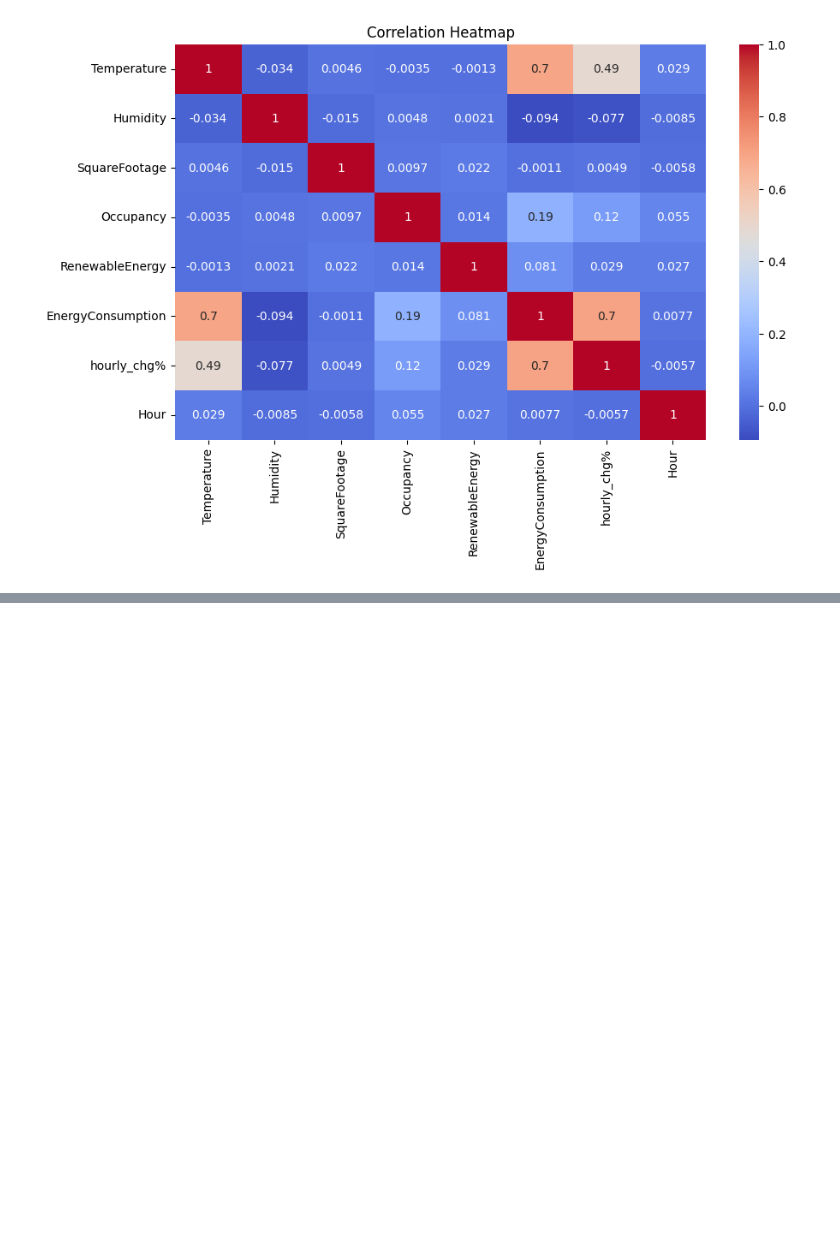
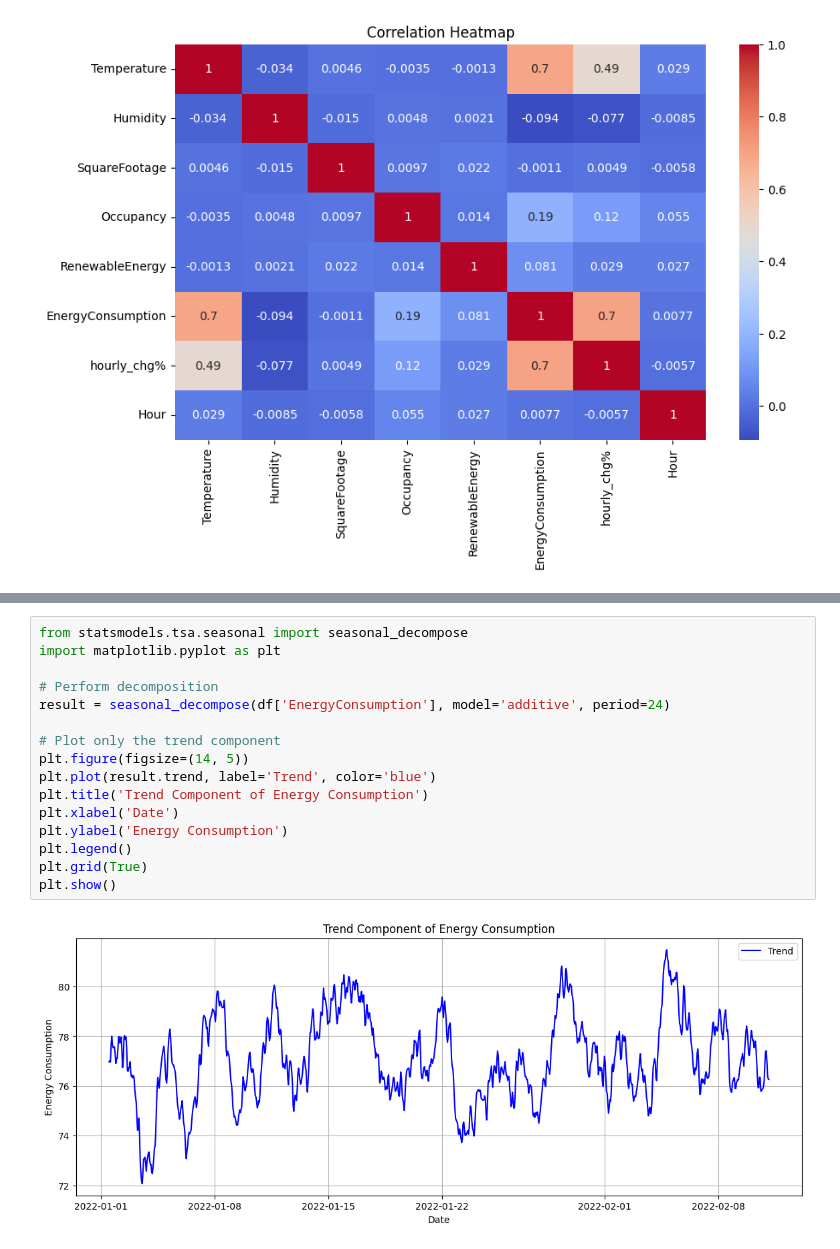
Before and after one commit to vijaivimu/TimeSeriesAnalysis, a Jupyter notebook: src/dataExploration.ipynb, the cells around one changed output, grey strips where cells are left out. Saved outputs shown, nothing was run; the diff lists cells and outputs as text; blank space fills up the shorter version.

```diff
--- a/src/dataExploration.ipynb
+++ b/src/dataExploration.ipynb
@@ -333,0 +351,18 @@ plt.show()
+# %%
+from statsmodels.tsa.seasonal import seasonal_decompose
+import matplotlib.pyplot as plt
+
+# Perform decomposition
+result = seasonal_decompose(df['EnergyConsumption'], model='additive', period=24)
+
+# Plot only the trend component
+plt.figure(figsize=(14, 5))
+plt.plot(result.trend, label='Trend', color='blue')
+plt.title('Trend Component of Energy Consumption')
+plt.xlabel('Date')
+plt.ylabel('Energy Consumption')
+plt.legend()
+plt.grid(True)
+plt.show()
+# %% [output]
+[figure, added]
```
Also changed, not shown: parts of 2 cells of this notebook.
